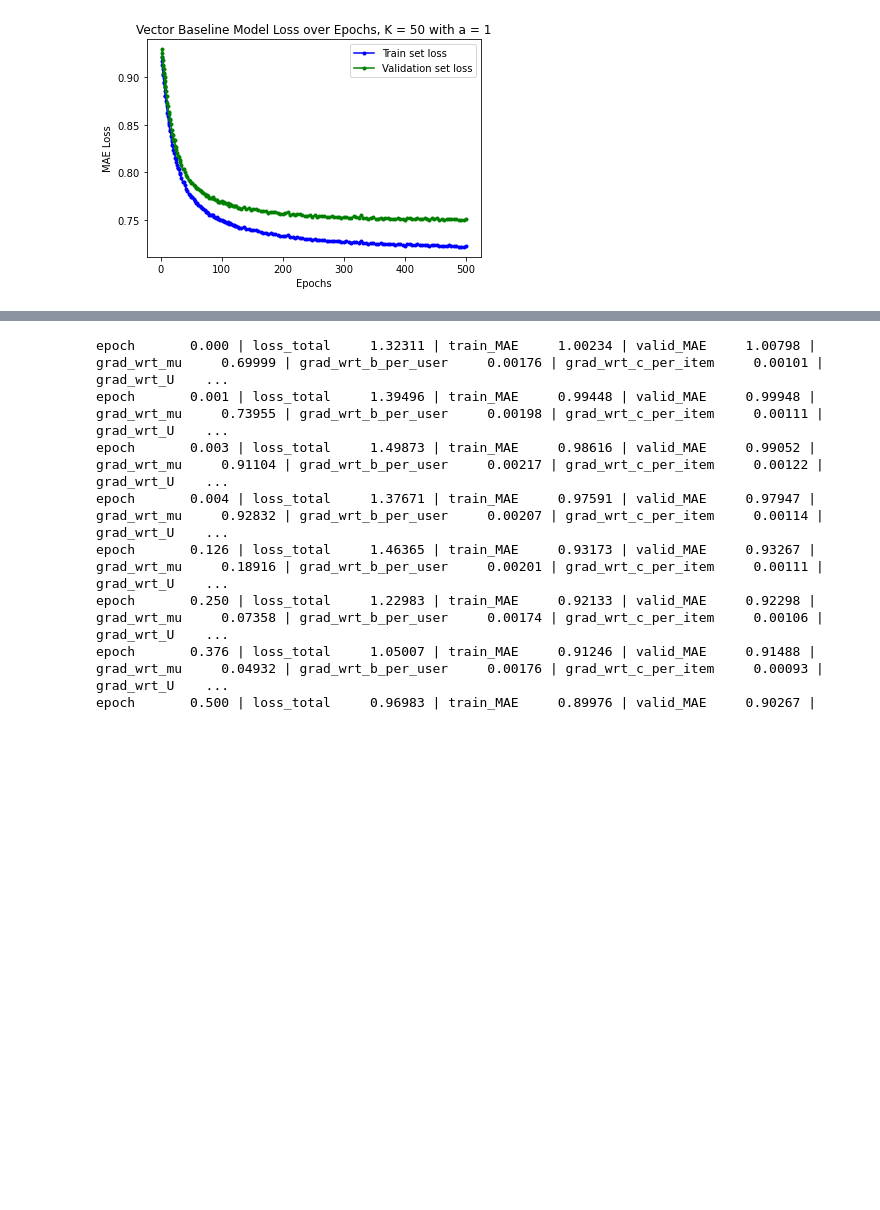
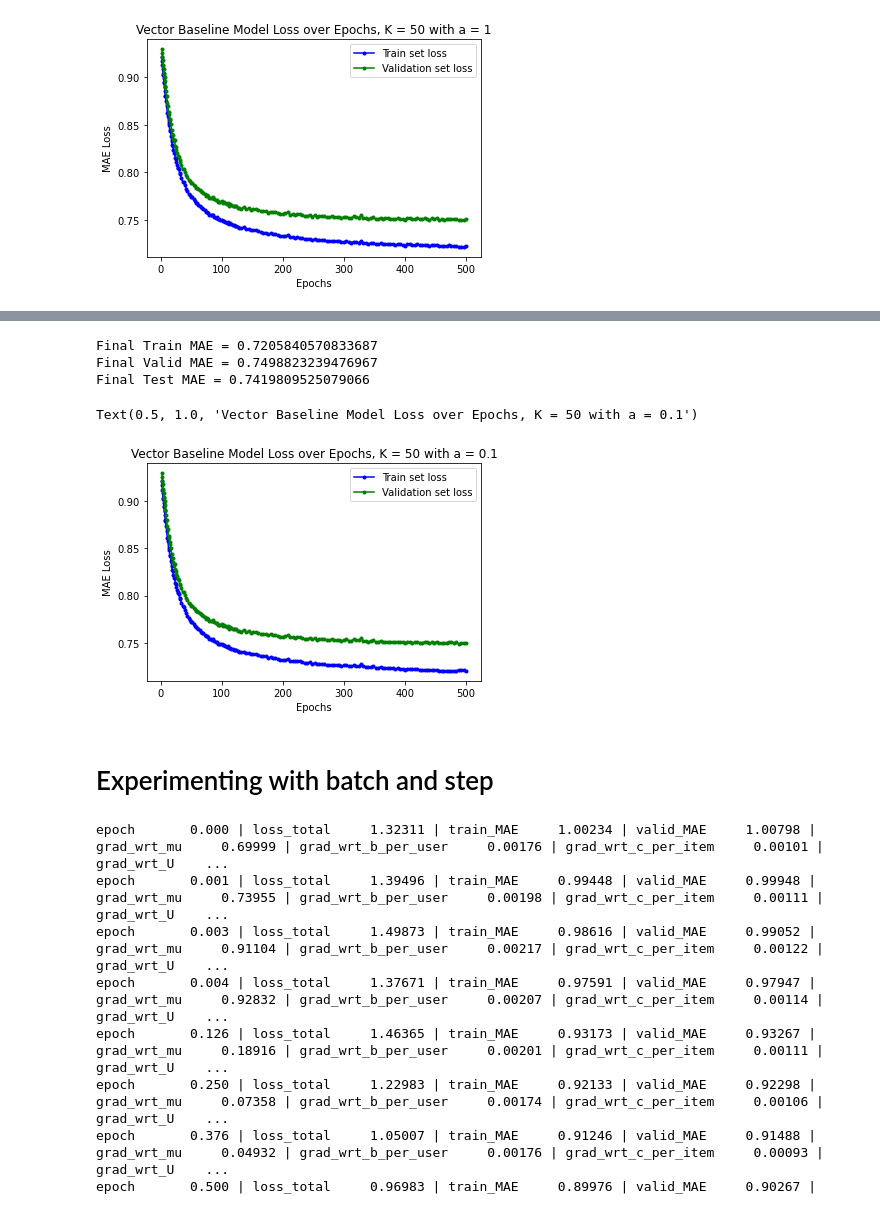
Before and after one commit to Dtphelan1/recommendation-system, a Jupyter notebook: CollabFilterOneVectorPerItem-Analysis.ipynb, the cells around one changed output, grey strips where cells are left out. Drawn from its saved outputs; the diff is of its cells as text; code cells hidden in the pictures; blank space fills up the shorter version.

Commit message:
Final experiments

```diff
--- a/CollabFilterOneVectorPerItem-Analysis.ipynb
+++ b/CollabFilterOneVectorPerItem-Analysis.ipynb
@@ -414,0 +448,10 @@ Text(0.5, 1.0, 'Vector Baseline Model Loss over Epochs, K = 50 with a = 1')
+# %%
+# Create the model and initialize its parameters
+# to have right scale as the dataset (right num users and items)
+modreg_a01_k50_model = CollabFilterOneVectorPerItem(
+    n_epochs=500, batch_size=1000, step_size=0.1,
+    n_factors=50, alpha=0.1)
+modreg_a01_k50_model.init_parameter_dict(n_users, n_items, train_tuple)
+
+# Fit the model with SGD
+modreg_a01_k50_model.fit(train_tuple, valid_tuple)
@@ -415,3 +476,43 @@ Text(0.5, 1.0, 'Vector Baseline Model Loss over Epochs, K = 50 with a = 1')
+# %%
+print(f"Final Train MAE = {modreg_a01_k50_model.trace_mae_train[-1]}")
+print(f"Final Valid MAE = {modreg_a01_k50_model.trace_mae_valid[-1]}")
+
+modreg_a01_k50_final_mu         = modreg_a01_k50_model.param_dict['mu']
+modreg_a01_k50_final_b_per_user = modreg_a01_k50_model.param_dict['b_per_user']
+modreg_a01_k50_final_c_per_item = modreg_a01_k50_model.param_dict['c_per_item']
+modreg_a01_k50_final_U          = modreg_a01_k50_model.param_dict['U']
+modreg_a01_k50_final_V          = modreg_a01_k50_model.param_dict['V']
+
+modreg_a01_k50_test_yhat = modreg_a01_k50_model.predict(test_tuple[0], test_tuple[1],
+                                                        mu=modreg_a01_k50_final_mu,
+                                                        b_per_user=modreg_a01_k50_final_b_per_user,
+                                                        c_per_item=modreg_a01_k50_final_c_per_item,
+                                                        U=modreg_a01_k50_final_U,
+                                                        V=modreg_a01_k50_final_V)
+modreg_a01_k50_test_mae = ag_np.mean(ag_np.absolute(test_y - modreg_a01_k50_test_yhat))
+print(f"Final Test MAE = {modreg_a01_k50_test_mae}")
+# %% [output]
+Final Train MAE = 0.7205840570833687
+Final Valid MAE = 0.7498823239476967
+Final Test MAE = 0.7419809525079066
+# %%
+modreg_a01_k50_epochs             = ag_np.array(modreg_a01_k50_model.trace_epoch)
+modreg_a01_k50_epochs_of_interest = ag_np.argwhere(modreg_a01_k50_epochs >= 2.0)
+
+modreg_a01_k50_train_loss = ag_np.array(modreg_a01_k50_model.trace_mae_train)[modreg_a01_k50_epochs_of_interest]
+modreg_a01_k50_valid_loss = ag_np.array(modreg_a01_k50_model.trace_mae_valid)[modreg_a01_k50_epochs_of_interest]
+
+plt.plot(modreg_a01_k50_epochs[modreg_a01_k50_epochs_of_interest], modreg_a01_k50_train_loss, 'b.-', label='Train set loss')
+plt.plot(modreg_a01_k50_epochs[modreg_a01_k50_epochs_of_interest], modreg_a01_k50_valid_loss, 'g.-', label='Validation set loss')
+plt.legend()
+plt.xlabel('Epochs')
+plt.ylabel('MAE Loss')
+plt.title('Vector Baseline Model Loss over Epochs, K = 50 with a = 0.1')
+# %% [output]
+Text(0.5, 1.0, 'Vector Baseline Model Loss over Epochs, K = 50 with a = 0.1')
+[figure, added]
+# %% [markdown]
+# Experimenting with batch and step
 # %%
 # Create the model and initialize its parameters
 # to have right scale as the dataset (right num users and items)
```
Also changed, not shown: parts of 5 cells of this notebook, 1 other file.
